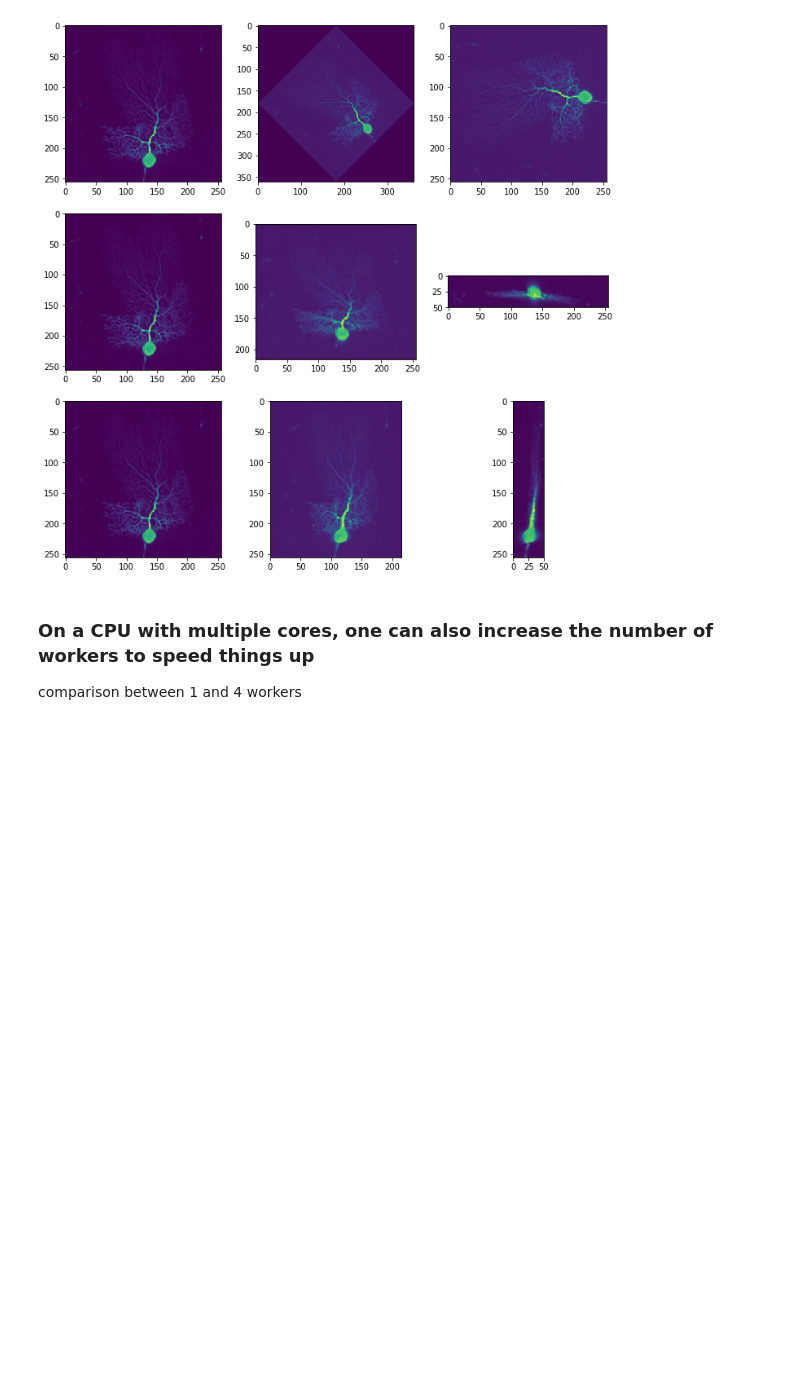
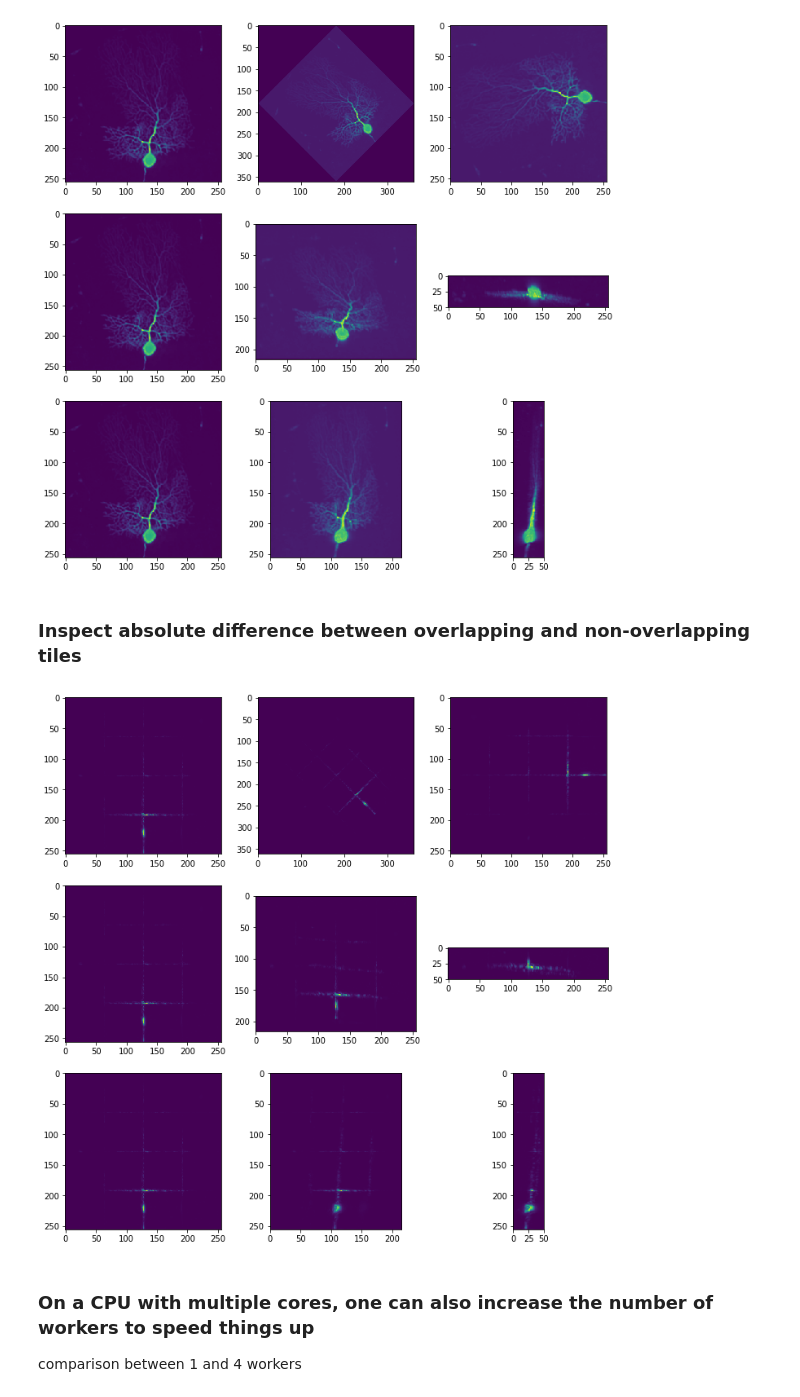
Before and after one commit to hammerlab/flowdec, a Jupyter notebook: python/examples/notebooks/Process in tiles using dask.ipynb, the cells around one changed output. Drawn from its saved outputs; the diff is of its cells as text; code cells hidden in the pictures; blank space fills up the shorter version.

Commit message:
added overlapping tiles option

```diff
--- a/python/examples/notebooks/Process in tiles using dask.ipynb
+++ b/python/examples/notebooks/Process in tiles using dask.ipynb
@@ -86,5 +82,5 @@ def deconv(chunk):
 # %%
-result = arr.map_blocks(deconv, dtype='float32').compute(num_workers=1)
+result_blocks = arr.map_blocks(deconv,dtype='float32').compute(num_workers=1)
 # %% [output]
 chunk shape (50, 64, 64)
 chunk shape (50, 64, 64)
@@ -104,0 +103,2 @@ chunk shape (50, 64, 64)
+# %%
+result_overlap = arr.map_overlap(deconv,depth=(6,6,6), boundary='reflect', dtype='float32').compute(num_workers=1)
@@ -109,5 +126,11 @@ nbutils.plot_rotations(result)
 # %% [output]
 [figure]
+# %% [markdown]
+### Inspect absolute difference between overlapping and non-overlapping tiles
+# %%
+nbutils.plot_rotations(np.abs(result_overlap-result_blocks))
+# %% [output]
+[figure, added]
 # %% [markdown]
 ### On a CPU with multiple cores, one can also increase the number of workers to speed things up
 
```
Also changed, not shown: parts of 5 cells of this notebook.
